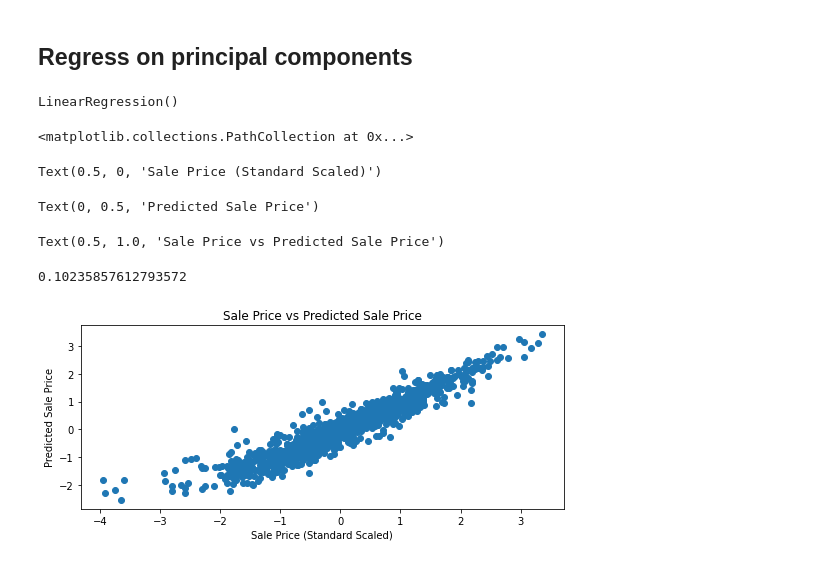
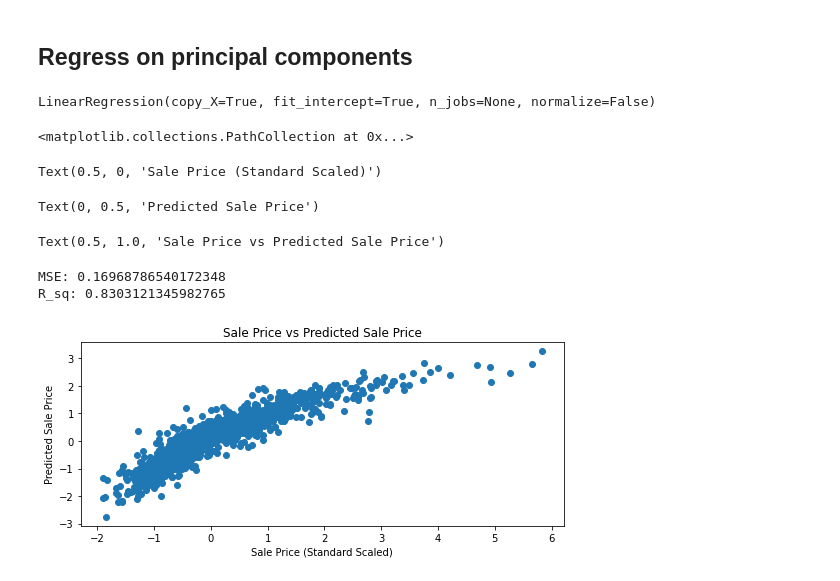
Before and after one commit to Steve-Desilets/MSDS-422-Module-2-Assignment, a Jupyter notebook: Module 2 Assignment - Group 3.ipynb, the cells around one changed output. Saved outputs shown, nothing was run; the diff lists cells and outputs as text; code cells hidden in the pictures.

```diff
--- a/Module 2 Assignment - Group 3.ipynb
+++ b/Module 2 Assignment - Group 3.ipynb
@@ -1015,49 +1015,54 @@ from sklearn.preprocessing import scale
 from sklearn.linear_model import LinearRegression
 import os
 from sklearn.preprocessing import StandardScaler
+from sklearn.metrics import r2_score
 
 scaler = StandardScaler()
 
-pca = PCA(n_components=5)
+pca = PCA(n_components=8)
 
 ## independent variables ###
 
-x_raw = housing_training_data.select_dtypes(exclude = ['object'])
+x_raw = housing_training_data[numerical_vars].drop(columns = 'SalePrice')
 x_scale = scale(x_raw)
 
 x_pca_raw = pca.fit_transform(x_raw)
 x_pca_scale = pca.fit_transform(x_scale) # PCA is affected by scale. We use the scaled values.
 
-## log transform for dependent variable ##
+## dependent variable ##
 
-housing_training_data[['standard_scaled_sale_price']] = scaler.fit_transform(np.log(housing_training_data[['SalePrice']]))
+housing_training_data[['standard_scaled_sale_price']] = scaler.fit_transform(housing_training_data[['SalePrice']])
 
 y_raw = np.array(housing_training_data[['SalePrice']]).reshape(-1,1)
 y_scale = np.array(housing_training_data['standard_scaled_sale_price']).reshape(-1,1)
 
 ## train linear model ##
 
 regr = LinearRegression()
 
 regr.fit(x_pca_scale, y_scale)
 
 y_pred = regr.predict(x_pca_scale)
 
 plt.scatter(y_scale, y_pred)
 plt.xlabel('Sale Price (Standard Scaled)')
 plt.ylabel('Predicted Sale Price')
 plt.title('Sale Price vs Predicted Sale Price')
 
 ## calculate RMSE ##
 
 # Mean Squared Error
 MSE = np.square(np.subtract(y_scale,y_pred)).mean()
-print(MSE)
+print("MSE:",MSE)
+
+r2 = r2_score(y_scale, y_pred)
+print("R_sq:",r2)
 # %% [output]
-LinearRegression()
+LinearRegression(copy_X=True, fit_intercept=True, n_jobs=None, normalize=False)
 <matplotlib.collections.PathCollection at 0x...>
 Text(0.5, 0, 'Sale Price (Standard Scaled)')
 Text(0, 0.5, 'Predicted Sale Price')
 Text(0.5, 1.0, 'Sale Price vs Predicted Sale Price')
-0.10235857612793572
+MSE: 0.16968786540172348
+R_sq: 0.8303121345982765
-[figure, old version]
+[figure, new version]
```
Also changed, not shown: parts of 10 cells of this notebook.
